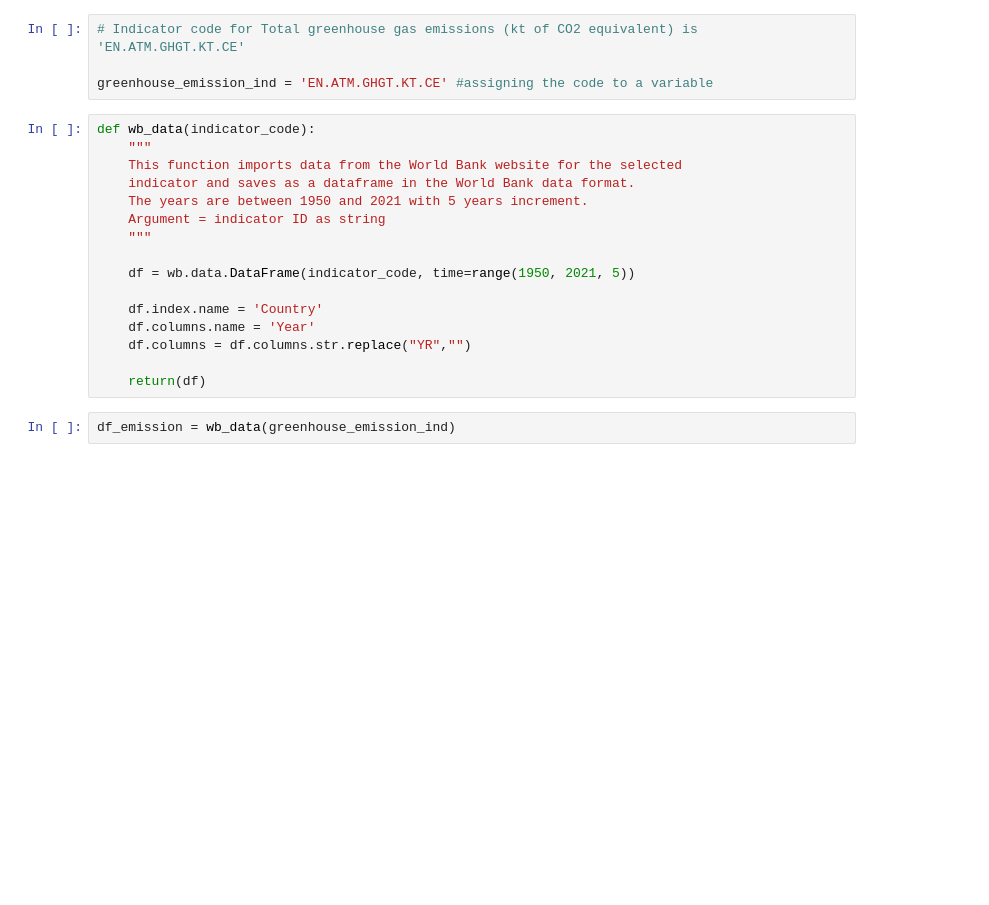
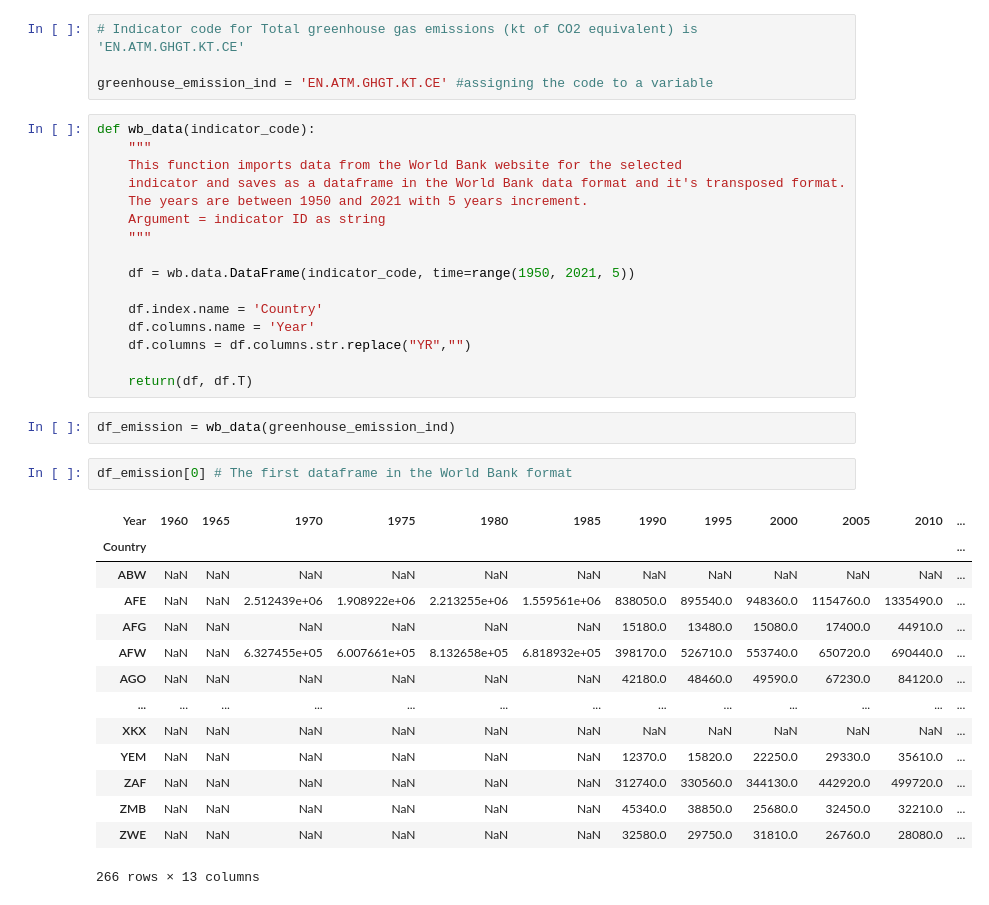
Before and after one commit to tan-lights/ADS1-Assignment-2, a Jupyter notebook: ADS1 Assignment 2 - Tanvir Ahmed.ipynb, the cells around one changed output. Cells and saved outputs as stored; diff of their text form; blank space fills up the shorter version.

```diff
--- a/ADS1 Assignment 2 - Tanvir Ahmed.ipynb
+++ b/ADS1 Assignment 2 - Tanvir Ahmed.ipynb
@@ -54,7 +54,7 @@ greenhouse_emission_ind = 'EN.ATM.GHGT.KT.CE' #assigning the code to a variable
 def wb_data(indicator_code):
     """
     This function imports data from the World Bank website for the selected
-    indicator and saves as a dataframe in the World Bank data format.
+    indicator and saves as a dataframe in the World Bank data format and it's transposed format.
     The years are between 1950 and 2021 with 5 years increment.
     Argument = indicator ID as string
     """
@@ -65,6 +65,23 @@ def wb_data(indicator_code):
     df.columns.name = 'Year'
     df.columns = df.columns.str.replace("YR","")
 
-    return(df)
+    return(df, df.T)
 # %%
 df_emission = wb_data(greenhouse_emission_ind)
+# %%
+df_emission[0] # The first dataframe in the World Bank format
+# %% [output]
+| Year | 1960 | 1965 | 1970 | 1975 | 1980 | 1985 | 1990 | 1995 | 2000 | 2005 | 2010 | ... |
+| Country |  |  |  |  |  |  |  |  |  |  |  | ... |
+| ABW | NaN | NaN | NaN | NaN | NaN | NaN | NaN | NaN | NaN | NaN | NaN | ... |
+| AFE | NaN | NaN | 2.512439e+06 | 1.908922e+06 | 2.213255e+06 | 1.559561e+06 | 838050.0 | 895540.0 | 948360.0 | 1154760.0 | 1335490.0 | ... |
+| AFG | NaN | NaN | NaN | NaN | NaN | NaN | 15180.0 | 13480.0 | 15080.0 | 17400.0 | 44910.0 | ... |
+| AFW | NaN | NaN | 6.327455e+05 | 6.007661e+05 | 8.132658e+05 | 6.818932e+05 | 398170.0 | 526710.0 | 553740.0 | 650720.0 | 690440.0 | ... |
+| AGO | NaN | NaN | NaN | NaN | NaN | NaN | 42180.0 | 48460.0 | 49590.0 | 67230.0 | 84120.0 | ... |
+| ... | ... | ... | ... | ... | ... | ... | ... | ... | ... | ... | ... | ... |
+| XKX | NaN | NaN | NaN | NaN | NaN | NaN | NaN | NaN | NaN | NaN | NaN | ... |
+| YEM | NaN | NaN | NaN | NaN | NaN | NaN | 12370.0 | 15820.0 | 22250.0 | 29330.0 | 35610.0 | ... |
+| ZAF | NaN | NaN | NaN | NaN | NaN | NaN | 312740.0 | 330560.0 | 344130.0 | 442920.0 | 499720.0 | ... |
+| ZMB | NaN | NaN | NaN | NaN | NaN | NaN | 45340.0 | 38850.0 | 25680.0 | 32450.0 | 32210.0 | ... |
+| ZWE | NaN | NaN | NaN | NaN | NaN | NaN | 32580.0 | 29750.0 | 31810.0 | 26760.0 | 28080.0 | ... |
+266 rows × 13 columns
```
Also changed, not shown: parts of 1 cell of this notebook.
